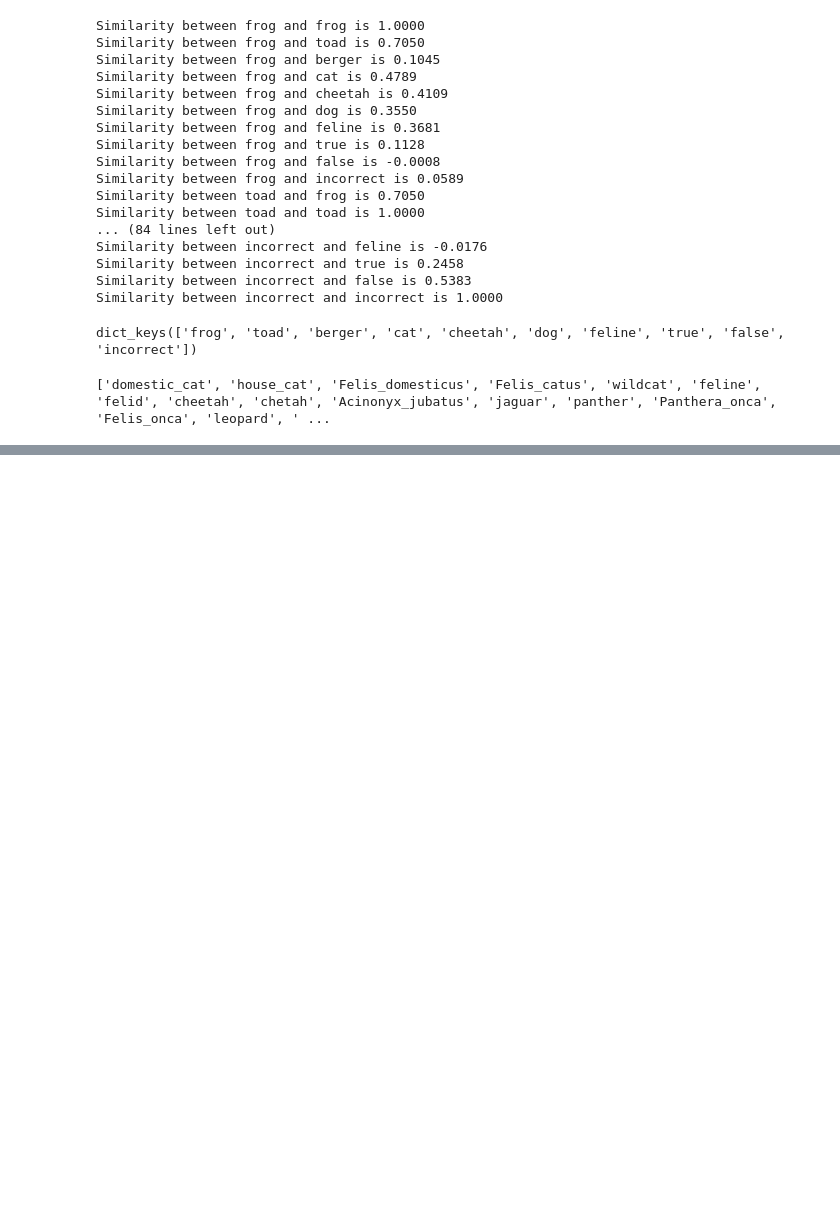
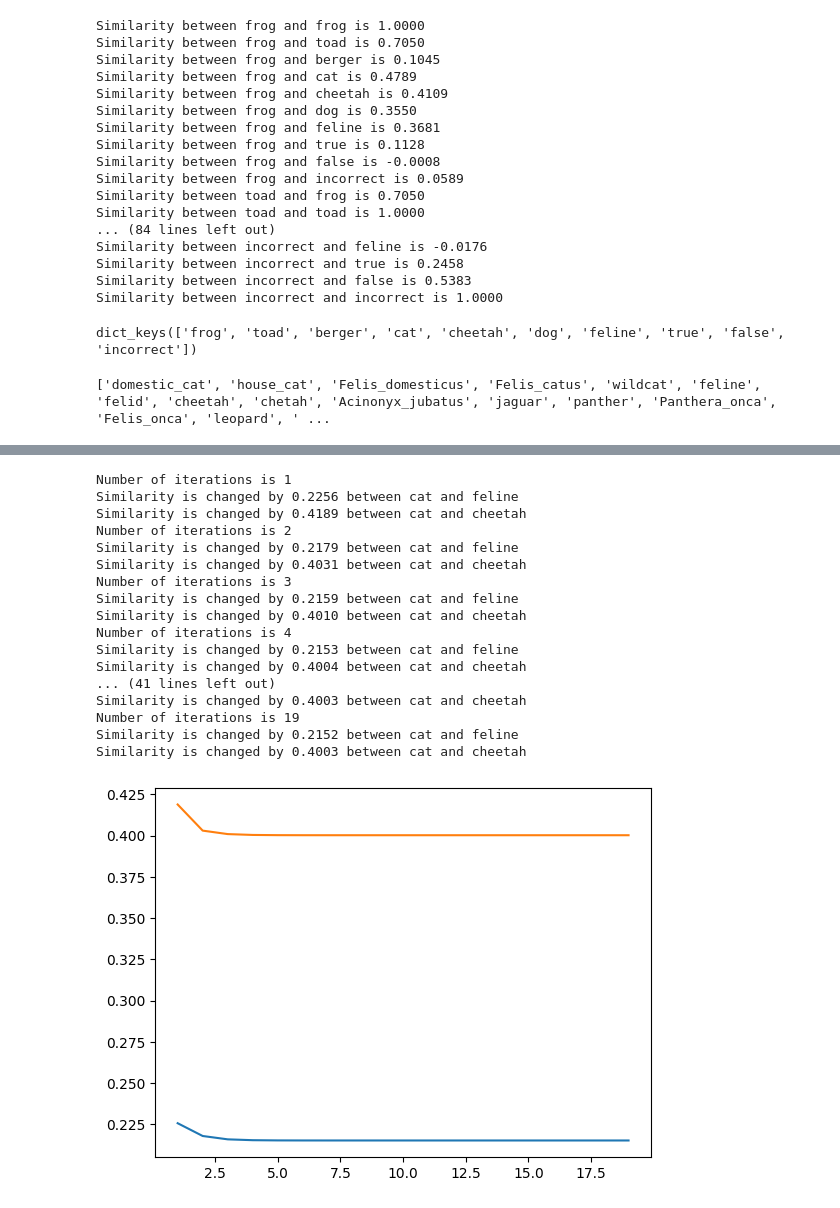
Before and after one commit to HIEUNT1610/ML2-Project, a Jupyter notebook: Work/Algorithm.ipynb, the cells around one changed output, grey strips where cells are left out. Saved outputs shown, nothing was run; the diff lists cells and outputs as text; code cells hidden in the pictures; blank space fills up the shorter version.

```diff
--- a/Work/Algorithm.ipynb
+++ b/Work/Algorithm.ipynb
@@ -187,0 +272,39 @@ There has been some improvements in the toy corpus! We can move on to the real c
+# %%
+# Test number of iterations:
+improvement_feline = []
+improvement_cheetah = []
+for iter in range(1, 20):
+    newWordVecs = retrofit(toy_wordVecs, lexicon, numIters = iter, alpha = 1, beta = 2)
+    retro_similarity_matrix = np.zeros((len(vec_toy_corpus), len(vec_toy_corpus)))
+    for i in range(len(vec_toy_corpus)):
+        for j in range(len(vec_toy_corpus)):
+            retro_similarity_matrix[i][j] = cosine_similarity(newWordVecs[toy_corpus[i]], newWordVecs[toy_corpus[j]])
+    improvement_feline.append(retro_similarity_matrix[3][6] - similarity_matrix[3][6])
+    improvement_cheetah.append(retro_similarity_matrix[3][4] - similarity_matrix[3][4])
+    print(f'Number of iterations is {iter}')
+    print(f'Similarity is changed by {retro_similarity_matrix[3][6] - similarity_matrix[3][6]:.4f} between {toy_corpus[3]} and {toy_corpus[6]}')
+    print(f'Similarity is changed by {retro_similarity_matrix[3][4] - similarity_matrix[3][4]:.4f} between {toy_corpus[3]} and {toy_corpus[4]}')
+
+# Plot the results:
+plt.plot(range(1, 20), improvement_feline, label = 'feline')
+plt.plot(range(1, 20), improvement_cheetah, label = 'cheetah')
+plt.show()
+# %% [output]
+Number of iterations is 1
+Similarity is changed by 0.2256 between cat and feline
+Similarity is changed by 0.4189 between cat and cheetah
+Number of iterations is 2
+Similarity is changed by 0.2179 between cat and feline
+Similarity is changed by 0.4031 between cat and cheetah
+Number of iterations is 3
+Similarity is changed by 0.2159 between cat and feline
+Similarity is changed by 0.4010 between cat and cheetah
+Number of iterations is 4
+Similarity is changed by 0.2153 between cat and feline
+Similarity is changed by 0.4004 between cat and cheetah
+... (41 lines left out)
+Similarity is changed by 0.4003 between cat and cheetah
+Number of iterations is 19
+Similarity is changed by 0.2152 between cat and feline
+Similarity is changed by 0.4003 between cat and cheetah
+[figure, added]
```
Also changed, not shown: parts of 9 cells of this notebook, 1 other file.
